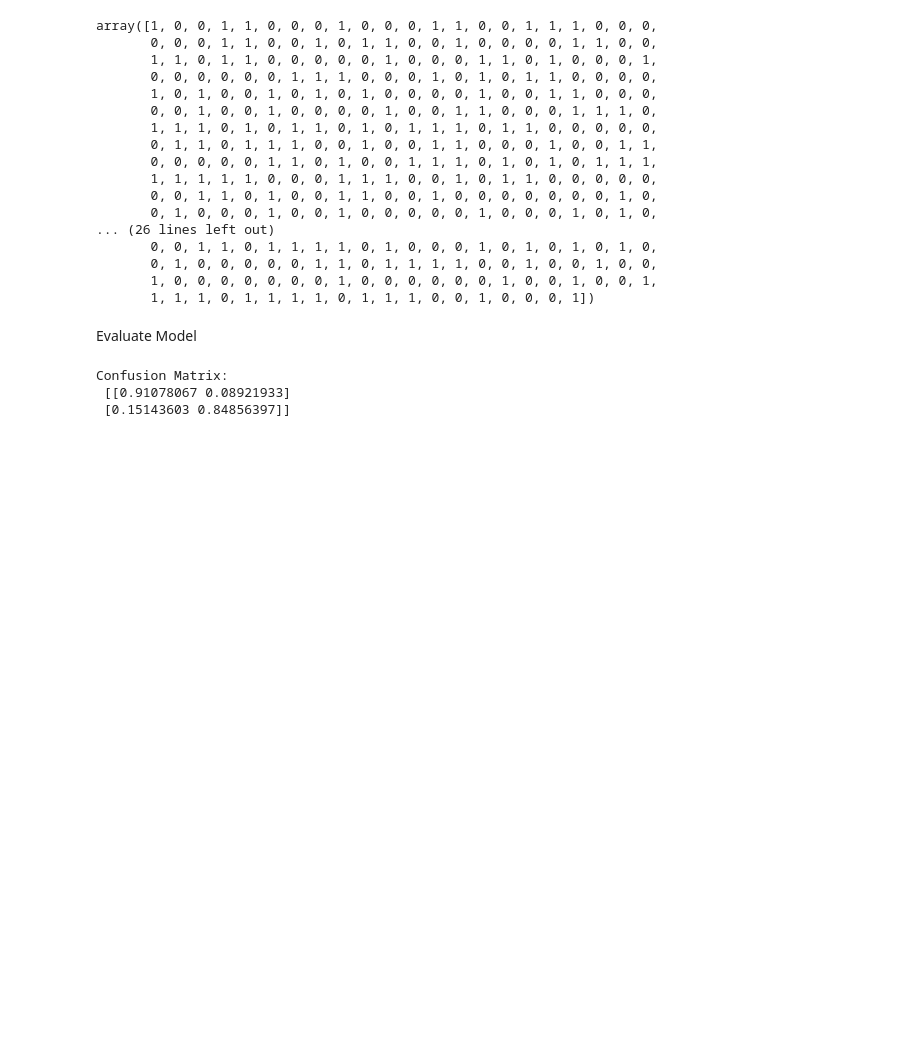
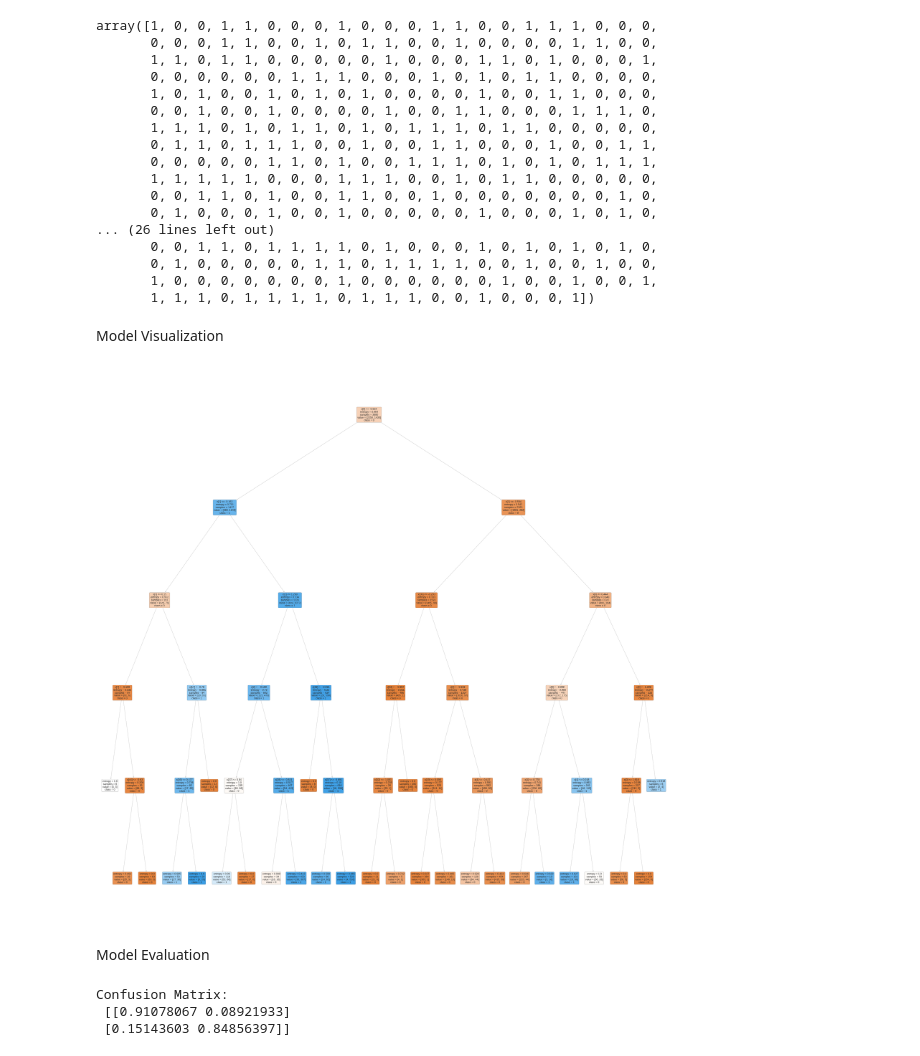
Before and after one commit to Thivakaran12/Spam-mail-classification, a Jupyter notebook: ML_CW_Decision_Tree.ipynb, the cells around one changed output. Cells and saved outputs as stored; diff of their text form; code cells hidden in the pictures; blank space fills up the shorter version.

```diff
--- a/ML_CW_Decision_Tree.ipynb
+++ b/ML_CW_Decision_Tree.ipynb
@@ -265,8 +265,18 @@ array([1, 0, 0, 1, 1, 0, 0, 0, 1, 0, 0, 0, 1, 1, 0, 0, 1, 1, 1, 0, 0, 0,
        0, 1, 0, 0, 0, 0, 0, 1, 1, 0, 1, 1, 1, 1, 0, 0, 1, 0, 0, 1, 0, 0,
        1, 0, 0, 0, 0, 0, 0, 0, 1, 0, 0, 0, 0, 0, 0, 1, 0, 0, 1, 0, 0, 1,
        1, 1, 1, 0, 1, 1, 1, 1, 0, 1, 1, 1, 0, 0, 1, 0, 0, 0, 1])
-# %% [markdown]
-Evaluate Model
+# %% [markdown]
+Model Visualization
+# %%
+from sklearn.tree import plot_tree
+
+plt.figure(figsize=(50,50))
+plot_tree(model, class_names=['0', '1'], filled=True, rounded=True)
+plt.show()
+# %% [output]
+[figure, added]
+# %% [markdown]
+Model Evaluation
 # %%
 #Confusion Matrix
 from sklearn.metrics import confusion_matrix
```
Also changed, not shown: parts of 4 cells of this notebook, 1 other file.
